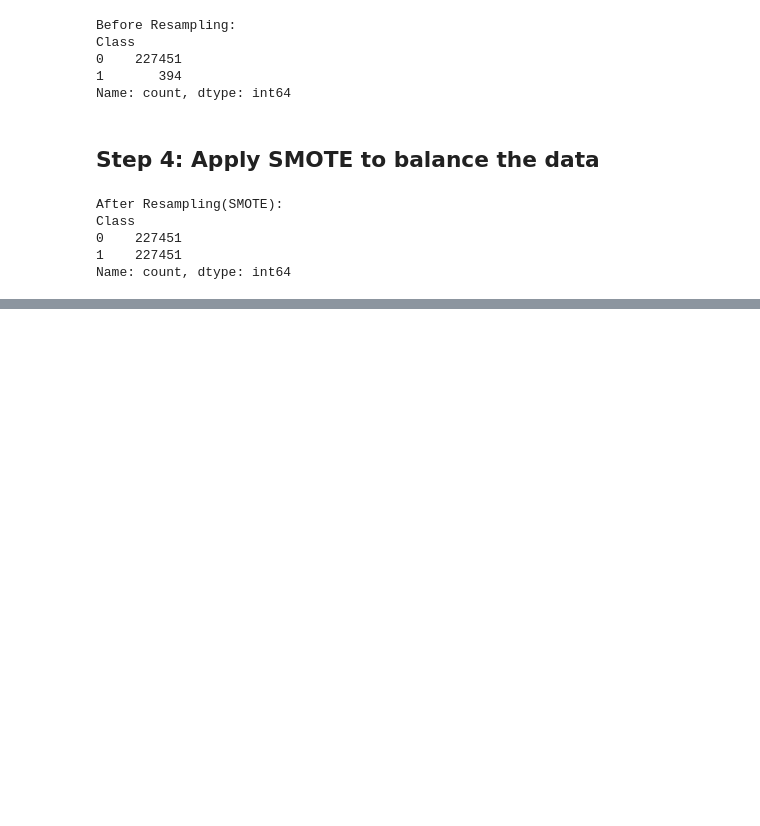
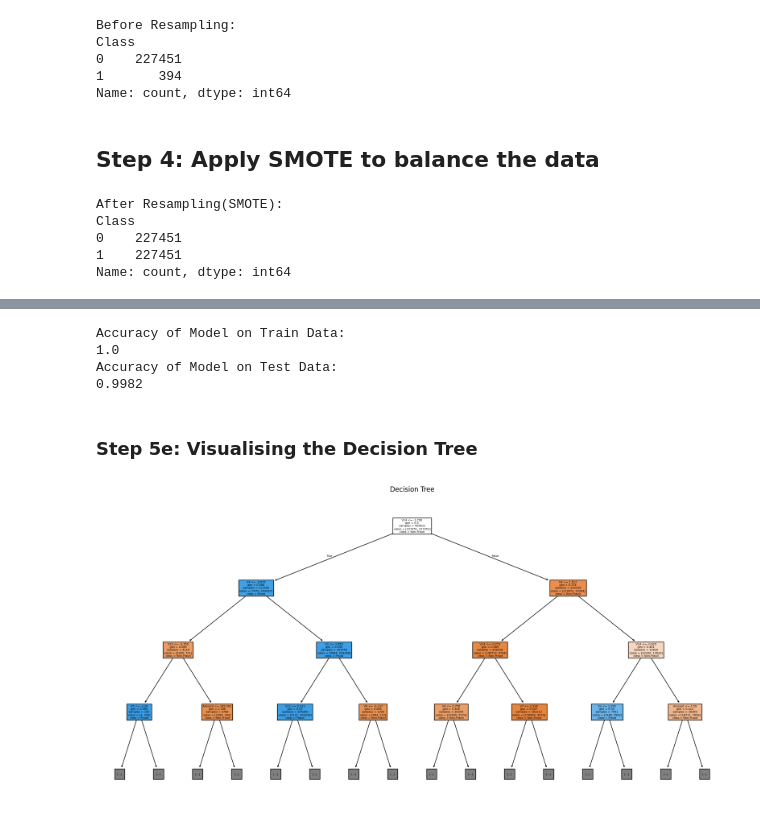
Before and after one commit to COMP3608-Group-12/Project, a Jupyter notebook: Group_12_Dataset_1.ipynb, the cells around one changed output, grey strips where cells are left out. Cells and saved outputs as stored; diff of their text form; code cells hidden in the pictures; blank space fills up the shorter version.

Commit message:
Training DT model, predicting, evaluating metrics, checking for overfitting & visualizing

```diff
--- a/Group_12_Dataset_1.ipynb
+++ b/Group_12_Dataset_1.ipynb
@@ -91,0 +96,9 @@ Name: count, dtype: int64
+# %%
+#Training Decision Tree Model
+from sklearn.tree import DecisionTreeClassifier, plot_tree
+
+model = DecisionTreeClassifier(random_state=42)
+model.fit(X_train_resampled, y_train_resampled)
+
+#NOTE: the hyperparameters for the DecisionTreeClassifier were chosen through trial and error (ended up being none)
+#Possible future enhancements can be to possibly do hyperparameter tuning using GridSearchCV or RandomizedSearchCV
@@ -91,0 +164,20 @@ Name: count, dtype: int64
+# %%
+print("Accuracy of Model on Train Data:")
+print(round(accuracy_score(y_train_resampled, y_pred_train), 4))
+
+print("Accuracy of Model on Test Data:")
+print(round(accuracy_score(y_test, y_pred), 4))
+# %% [output]
+Accuracy of Model on Train Data:
+1.0
+Accuracy of Model on Test Data:
+0.9982
+# %% [markdown]
+### Step 5e: Visualising the Decision Tree
+# %%
+plt.figure(figsize=(20, 10))
+plot_tree(model, feature_names= X_train_resampled.columns, class_names= ["Non-Fraud", "Fraud"], filled=True, max_depth=3)
+plt.title("Decision Tree")
+plt.show()
+# %% [output]
+[figure, added]
```
Also changed, not shown: parts of 9 cells of this notebook.
